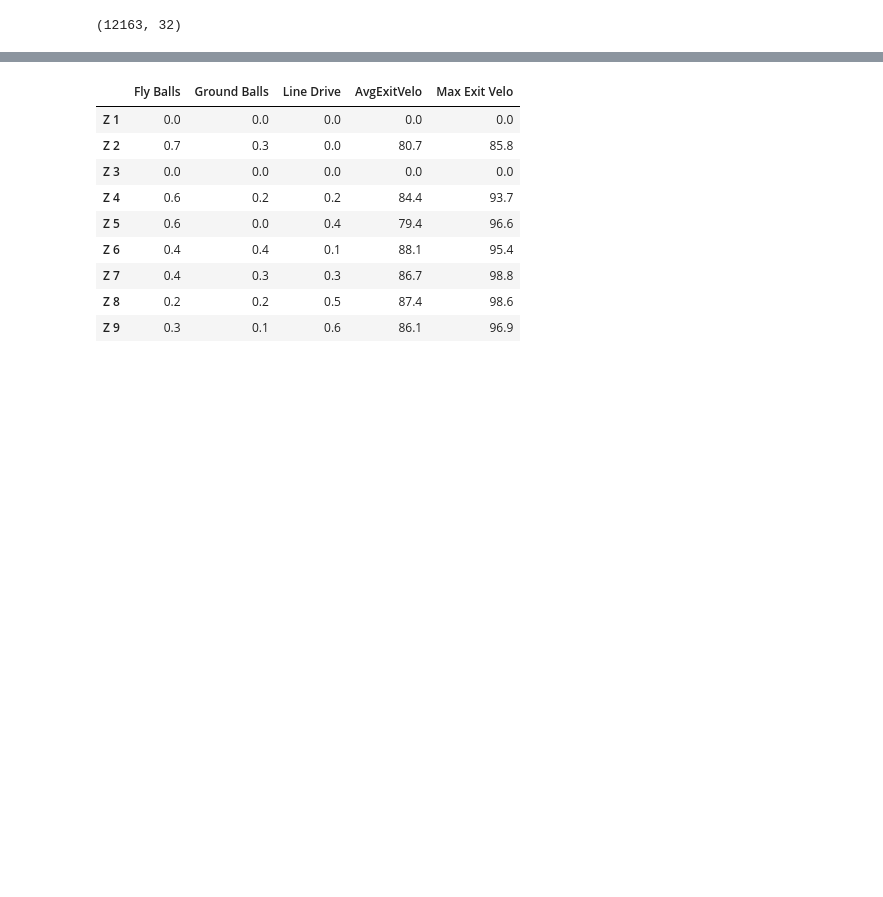
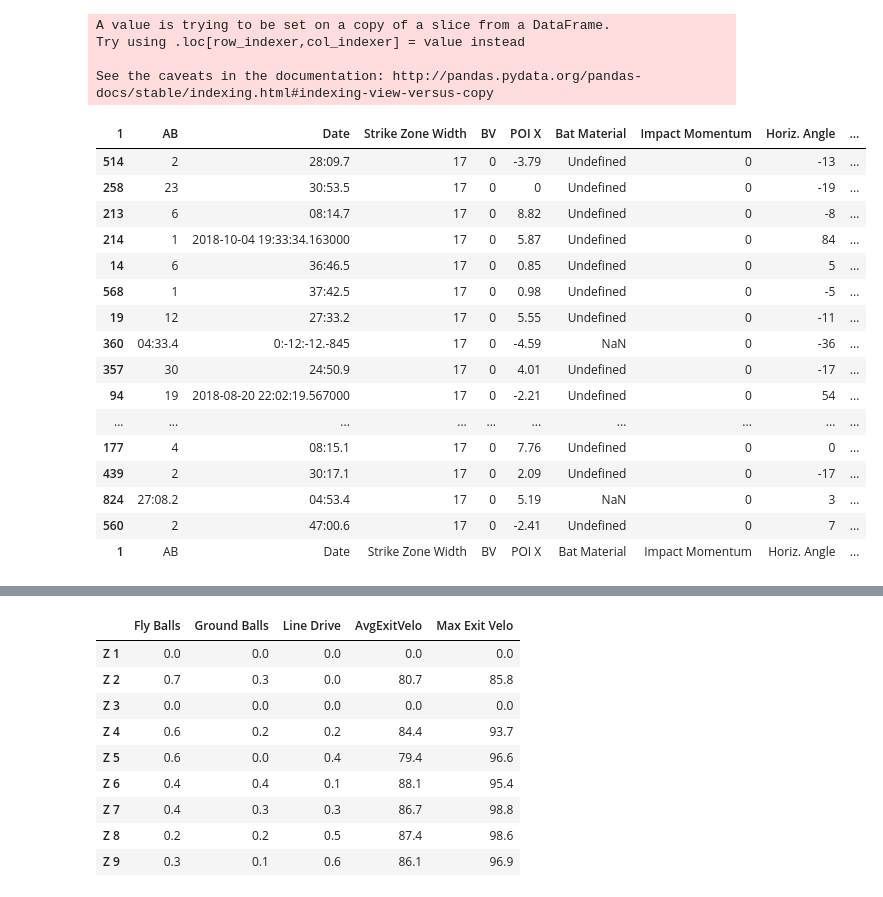
Before and after one commit to sumairshah/Driveline-Hitters, a Jupyter notebook: hitters.ipynb, the cells around one changed output, grey strips where cells are left out. Cells and saved outputs as stored; diff of their text form; code cells hidden in the pictures; blank space fills up the shorter version.

```diff
--- a/hitters.ipynb
+++ b/hitters.ipynb
@@ -49,6 +49,33 @@ hx = cdf[[                 'AB',                'Date',
                'Strike Zone',                                  'POI Z',
                         'AA',                'Type',  'Pitch Angle',
           'Batting', 'Level', 'Barrel'  ]]
+
+hx['BPower'] = 0
+# %% [output]
+A value is trying to be set on a copy of a slice from a DataFrame.
+Try using .loc[row_indexer,col_indexer] = value instead
+
+See the caveats in the documentation: http://pandas.pydata.org/pandas-docs/stable/indexing.html#indexing-view-versus-copy
+# %%
+hx.sample(60)
+# %% [output]
+| 1 | AB | Date | Strike Zone Width | BV | POI X | Bat Material | Impact Momentum | Horiz. Angle | ... |
+| 514 | 2 | 28:09.7 | 17 | 0 | -3.79 | Undefined | 0 | -13 | ... |
+| 258 | 23 | 30:53.5 | 17 | 0 | 0 | Undefined | 0 | -19 | ... |
+| 213 | 6 | 08:14.7 | 17 | 0 | 8.82 | Undefined | 0 | -8 | ... |
+| 214 | 1 | 2018-10-04 19:33:34.163000 | 17 | 0 | 5.87 | Undefined | 0 | 84 | ... |
+| 14 | 6 | 36:46.5 | 17 | 0 | 0.85 | Undefined | 0 | 5 | ... |
+| 568 | 1 | 37:42.5 | 17 | 0 | 0.98 | Undefined | 0 | -5 | ... |
+| 19 | 12 | 27:33.2 | 17 | 0 | 5.55 | Undefined | 0 | -11 | ... |
+| 360 | 04:33.4 | 0:-12:-12.-845 | 17 | 0 | -4.59 | NaN | 0 | -36 | ... |
+| 357 | 30 | 24:50.9 | 17 | 0 | 4.01 | Undefined | 0 | -17 | ... |
+| 94 | 19 | 2018-08-20 22:02:19.567000 | 17 | 0 | -2.21 | Undefined | 0 | 54 | ... |
+| ... | ... | ... | ... | ... | ... | ... | ... | ... | ... |
+| 177 | 4 | 08:15.1 | 17 | 0 | 7.76 | Undefined | 0 | 0 | ... |
+| 439 | 2 | 30:17.1 | 17 | 0 | 2.09 | Undefined | 0 | -17 | ... |
+| 824 | 27:08.2 | 04:53.4 | 17 | 0 | 5.19 | NaN | 0 | 3 | ... |
+| 560 | 2 | 47:00.6 | 17 | 0 | -2.41 | Undefined | 0 | 7 | ... |
+| 1 | AB | Date | Strike Zone Width | BV | POI X | Bat Material | Impact Momentum | Horiz. Angle | ... |
 # %%
 def removefloats(row):
     if type (row['User']) == float:
@@ -90,9 +142,5 @@ hx2['User'] = hx2.apply(removefloats,axis=1)
 hx2 = hx2[(hx2.User!='User') & (hx2.User != 'dummy')]
 hx2 = hx2[hx2.User.notna()]
-# %%
-hx2.shape
-# %% [output]
-(12163, 32)
 # %%
 Barrel = hx2.Barrel.dropna()
 Barrel.count()
```
Also changed, not shown: parts of 9 cells of this notebook.
